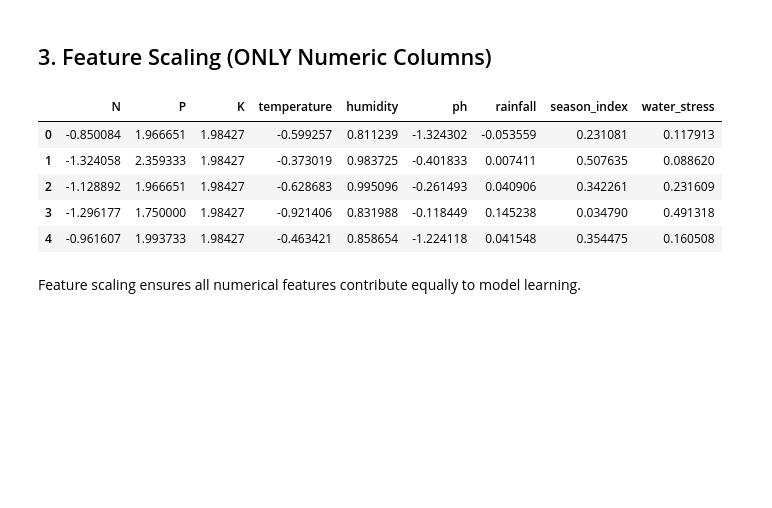
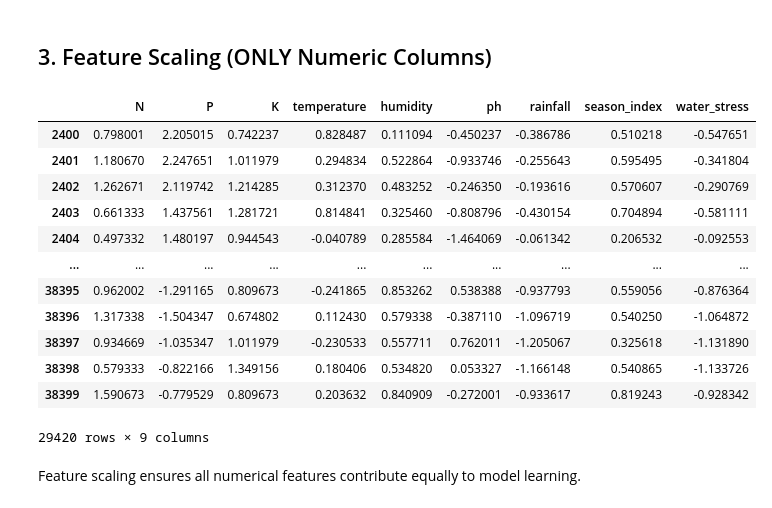
Before and after one commit to skyhitec/AgriYield_Predictor, a Jupyter notebook: AgriYield_Predictor.ipynb, the cells around one changed output. Cells and saved outputs as stored; diff of their text form; code cells hidden in the pictures; blank space fills up the shorter version.

```diff
--- a/AgriYield_Predictor.ipynb
+++ b/AgriYield_Predictor.ipynb
@@ -314,6 +316,6 @@ fao = fao.explode('Item')
 fao['Item'] = fao['Item'].str.strip().str.lower()
 fao['Item'] = fao['Item'].apply(lambda x: x[:-1] if x.endswith('s') else x)
 # %%
-fao = fao[fao['Element'] == 'Production']
+fao = fao[fao['Element'] == 'Yield']
 fao.shape
 # %% [output]
@@ -985,15 +922,15 @@ final_cap
 # %%
-final_cap = final_cap.drop(columns=['Element'], errors='ignore')
+final_clean = final_clean.drop(columns=['Element'], errors='ignore')
 # %% [markdown]
 ## 1. Feature Engineering
 
 **Feature scaling ensures all numeric variables are on the same scale and prevents dominance of high-magnitude features.**
 # %%
 # Season Index
-final_cap['season_index'] = final_cap['temperature'] * final_cap['humidity']
+final_clean['season_index'] = final_clean['temperature'] * final_clean['humidity']
 
 # Water Stress Index
-final_cap['water_stress'] = final_cap['rainfall'] / final_cap['temperature']
+final_clean['water_stress'] = final_clean['rainfall'] / final_clean['temperature']
 # %% [markdown]
 Season Index → overall climatic suitability
 
@@ -1004,7 +943,7 @@ Water Stress → rainfall availability relative to heat
 from sklearn.preprocessing import LabelEncoder
 
 le = LabelEncoder()
-final_cap['label_encoded'] = le.fit_transform(final_cap['label'])
-
-final_cap[['label', 'label_encoded']].head()
+final_clean['label_encoded'] = le.fit_transform(final_clean['label'])
+final_clean[['label', 'label_encoded']].head()
+final_clean
 # %% [output]
@@ -1021,23 +967,29 @@ Crop name is a categorical variable; label encoding converts it into numerical f
 # %%
 from sklearn.preprocessing import StandardScaler
 
 scaler = StandardScaler()
 
 num_cols = [
     'N','P','K','temperature','humidity','ph','rainfall',
     'season_index','water_stress'
 ]
 
-final_cap[num_cols] = scaler.fit_transform(final_cap[num_cols])
-
-final_cap[num_cols].head()
+final_clean[num_cols] = scaler.fit_transform(final_clean[num_cols])
+final_clean[num_cols]
 # %% [output]
 |  | N | P | K | temperature | humidity | ph | rainfall | season_index | water_stress |
-| 0 | -0.850084 | 1.966651 | 1.98427 | -0.599257 | 0.811239 | -1.324302 | -0.053559 | 0.231081 | 0.117913 |
-| 1 | -1.324058 | 2.359333 | 1.98427 | -0.373019 | 0.983725 | -0.401833 | 0.007411 | 0.507635 | 0.088620 |
-| 2 | -1.128892 | 1.966651 | 1.98427 | -0.628683 | 0.995096 | -0.261493 | 0.040906 | 0.342261 | 0.231609 |
-| 3 | -1.296177 | 1.750000 | 1.98427 | -0.921406 | 0.831988 | -0.118449 | 0.145238 | 0.034790 | 0.491318 |
-| 4 | -0.961607 | 1.993733 | 1.98427 | -0.463421 | 0.858654 | -1.224118 | 0.041548 | 0.354475 | 0.160508 |
+| 2400 | 0.798001 | 2.205015 | 0.742237 | 0.828487 | 0.111094 | -0.450237 | -0.386786 | 0.510218 | -0.547651 |
+| 2401 | 1.180670 | 2.247651 | 1.011979 | 0.294834 | 0.522864 | -0.933746 | -0.255643 | 0.595495 | -0.341804 |
+| 2402 | 1.262671 | 2.119742 | 1.214285 | 0.312370 | 0.483252 | -0.246350 | -0.193616 | 0.570607 | -0.290769 |
+| 2403 | 0.661333 | 1.437561 | 1.281721 | 0.814841 | 0.325460 | -0.808796 | -0.430154 | 0.704894 | -0.581111 |
+| 2404 | 0.497332 | 1.480197 | 0.944543 | -0.040789 | 0.285584 | -1.464069 | -0.061342 | 0.206532 | -0.092553 |
+| ... | ... | ... | ... | ... | ... | ... | ... | ... | ... |
+| 38395 | 0.962002 | -1.291165 | 0.809673 | -0.241865 | 0.853262 | 0.538388 | -0.937793 | 0.559056 | -0.876364 |
+| 38396 | 1.317338 | -1.504347 | 0.674802 | 0.112430 | 0.579338 | -0.387110 | -1.096719 | 0.540250 | -1.064872 |
+| 38397 | 0.934669 | -1.035347 | 1.011979 | -0.230533 | 0.557711 | 0.762011 | -1.205067 | 0.325618 | -1.131890 |
+| 38398 | 0.579333 | -0.822166 | 1.349156 | 0.180406 | 0.534820 | 0.053327 | -1.166148 | 0.540865 | -1.133726 |
+| 38399 | 1.590673 | -0.779529 | 0.809673 | 0.203632 | 0.840909 | -0.272001 | -0.933617 | 0.819243 | -0.928342 |
+29420 rows × 9 columns
 # %% [markdown]
 Feature scaling ensures all numerical features contribute equally to model learning.
 # %% [markdown]
```
Also changed, not shown: parts of 55 cells of this notebook.
